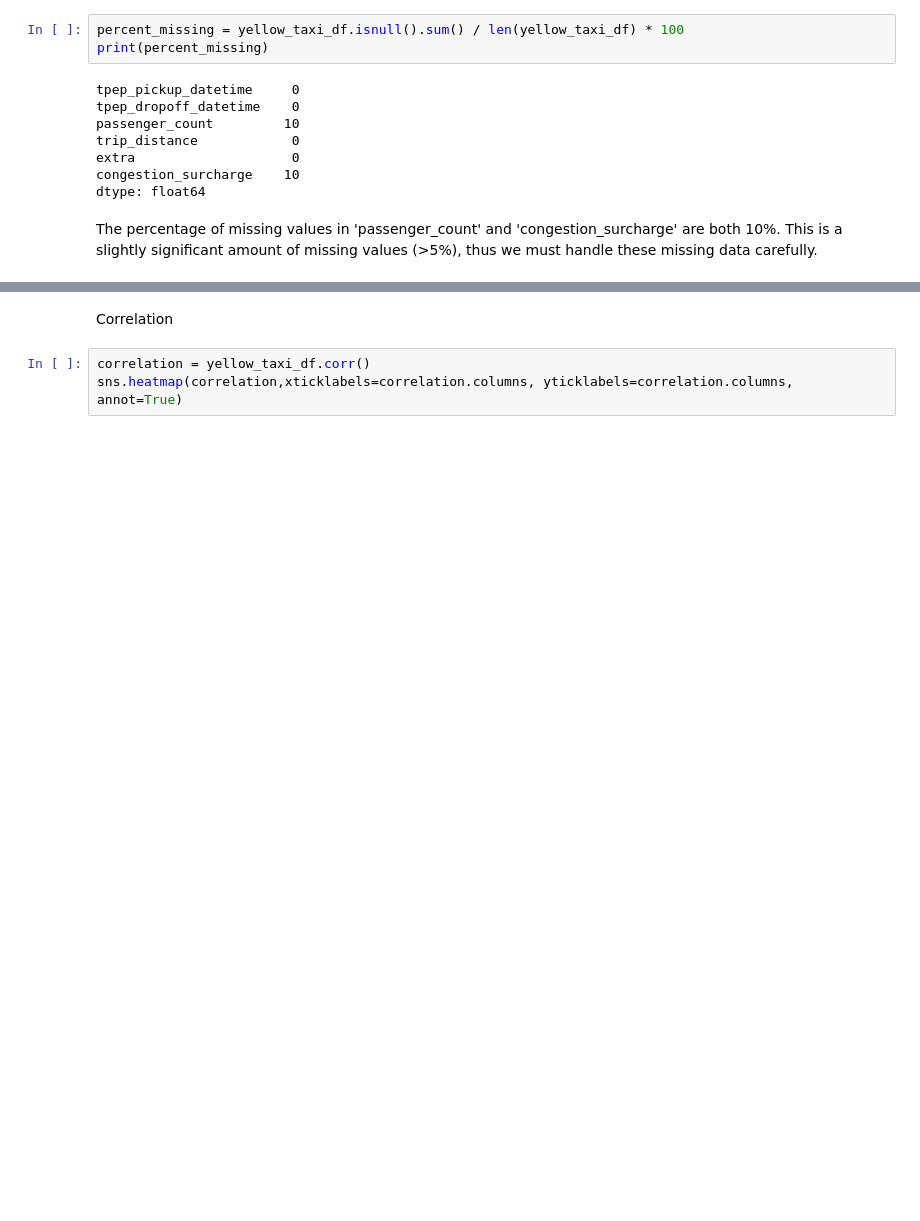
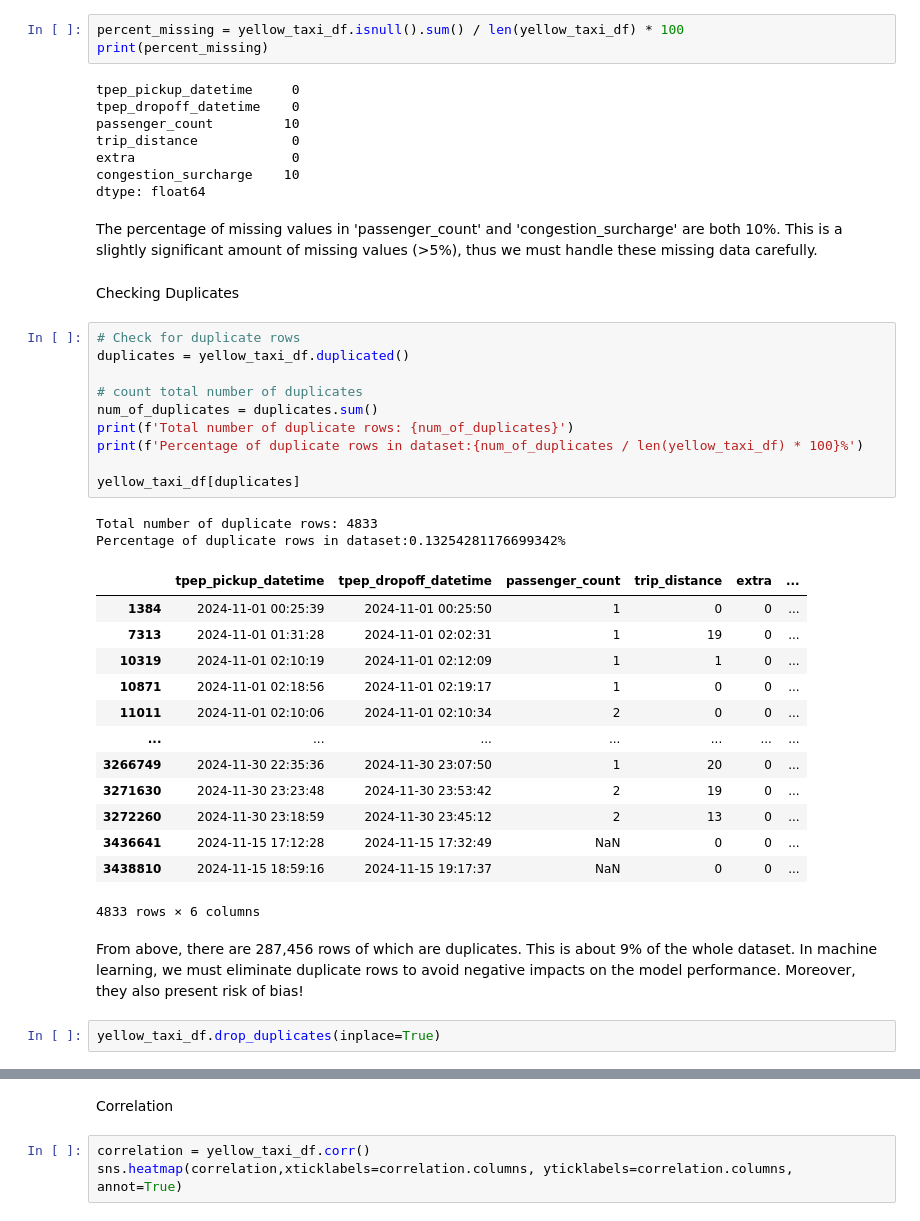
Before and after one commit to ikml-bsrn/NYC_Taxi_Trip_Duration, a Jupyter notebook: nyc_tlc_green.ipynb, the cells around one changed output, grey strips where cells are left out. Drawn from its saved outputs; the diff is of its cells as text; blank space fills up the shorter version.

```diff
--- a/nyc_tlc_green.ipynb
+++ b/nyc_tlc_green.ipynb
@@ -182,3 +184,35 @@ congestion_surcharge    10
 dtype: float64
 # %% [markdown]
 The percentage of missing values in 'passenger_count' and 'congestion_surcharge' are both 10%. This is a slightly significant amount of missing values (>5%), thus we must handle these missing data carefully.
+# %% [markdown]
+Checking Duplicates
+# %%
+# Check for duplicate rows
+duplicates = yellow_taxi_df.duplicated()
+
+# count total number of duplicates
+num_of_duplicates = duplicates.sum()
+print(f'Total number of duplicate rows: {num_of_duplicates}')
+print(f'Percentage of duplicate rows in dataset:{num_of_duplicates / len(yellow_taxi_df) * 100}%')
+
+yellow_taxi_df[duplicates]
+# %% [output]
+Total number of duplicate rows: 4833
+Percentage of duplicate rows in dataset:0.13254281176699342%
+|  | tpep_pickup_datetime | tpep_dropoff_datetime | passenger_count | trip_distance | extra | ... |
+| 1384 | 2024-11-01 00:25:39 | 2024-11-01 00:25:50 | 1 | 0 | 0 | ... |
+| 7313 | 2024-11-01 01:31:28 | 2024-11-01 02:02:31 | 1 | 19 | 0 | ... |
+| 10319 | 2024-11-01 02:10:19 | 2024-11-01 02:12:09 | 1 | 1 | 0 | ... |
+| 10871 | 2024-11-01 02:18:56 | 2024-11-01 02:19:17 | 1 | 0 | 0 | ... |
+| 11011 | 2024-11-01 02:10:06 | 2024-11-01 02:10:34 | 2 | 0 | 0 | ... |
+| ... | ... | ... | ... | ... | ... | ... |
+| 3266749 | 2024-11-30 22:35:36 | 2024-11-30 23:07:50 | 1 | 20 | 0 | ... |
+| 3271630 | 2024-11-30 23:23:48 | 2024-11-30 23:53:42 | 2 | 19 | 0 | ... |
+| 3272260 | 2024-11-30 23:18:59 | 2024-11-30 23:45:12 | 2 | 13 | 0 | ... |
+| 3436641 | 2024-11-15 17:12:28 | 2024-11-15 17:32:49 | NaN | 0 | 0 | ... |
+| 3438810 | 2024-11-15 18:59:16 | 2024-11-15 19:17:37 | NaN | 0 | 0 | ... |
+4833 rows × 6 columns
+# %% [markdown]
+From above, there are 287,456 rows of which are duplicates. This is about 9% of the whole dataset. In machine learning, we must eliminate duplicate rows to avoid negative impacts on the model performance. Moreover, they also present risk of bias!
+# %%
+yellow_taxi_df.drop_duplicates(inplace=True)
```
Also changed, not shown: parts of 28 cells of this notebook.
